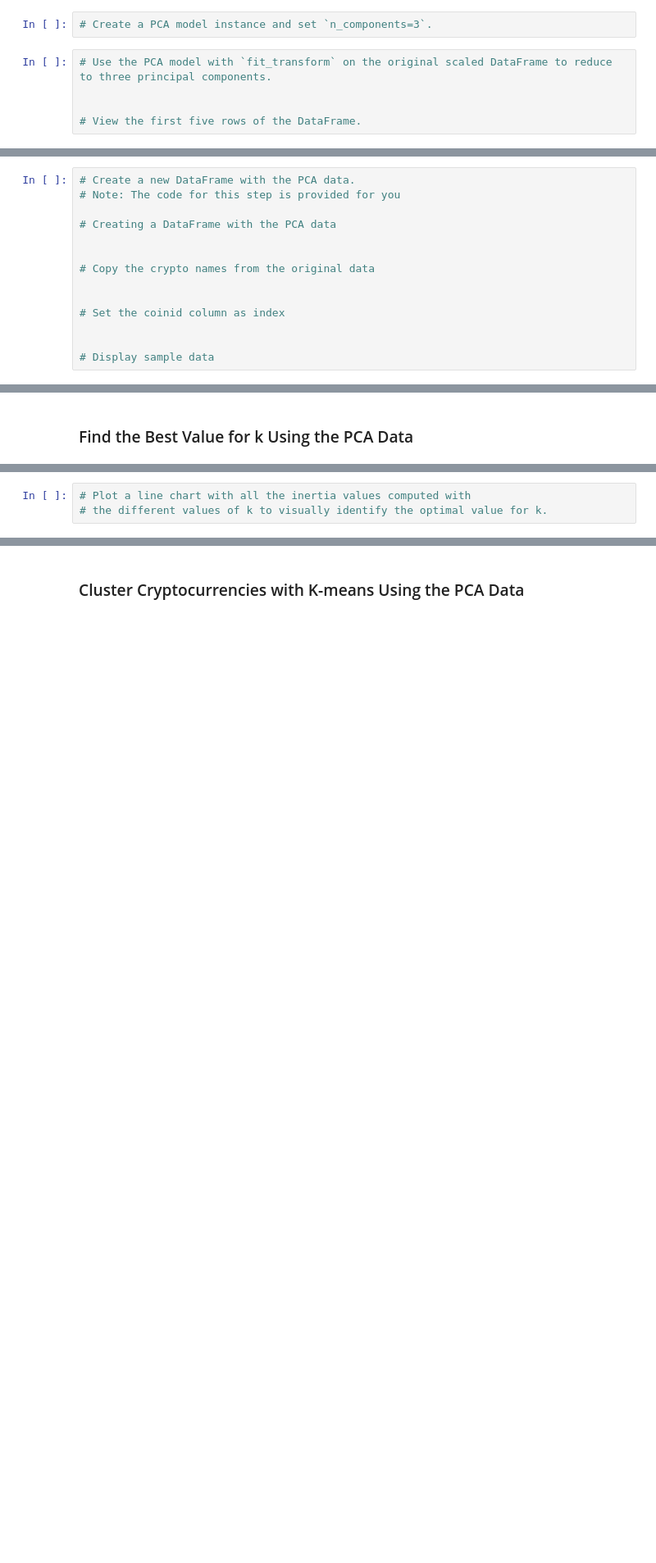
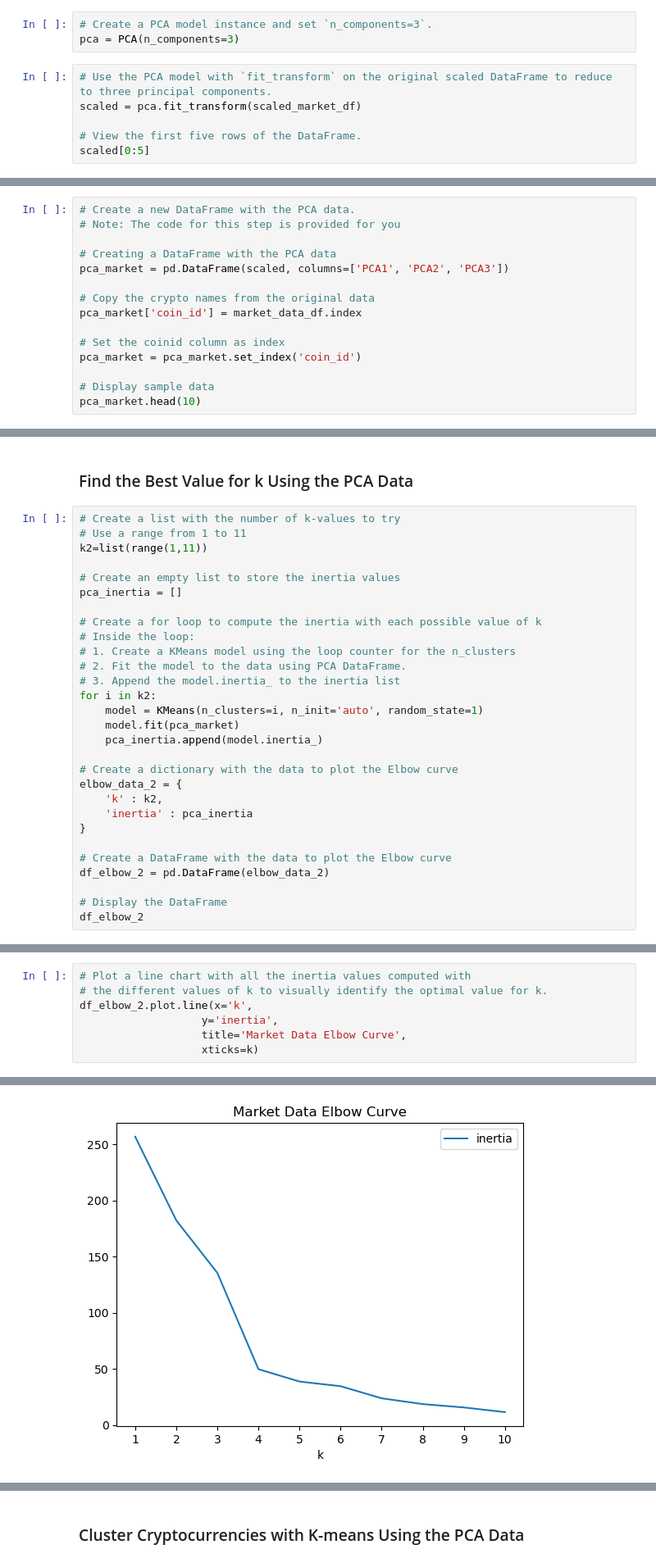
Before and after one commit to powshayneAI/CryptoClustering, a Jupyter notebook: Crypto_Clustering.ipynb, the cells around one changed output, grey strips where cells are left out. Shown: that part at 82% size. Saved outputs shown, nothing was run; the diff lists cells and outputs as text; blank space fills up the shorter version.

```diff
--- a/Crypto_Clustering.ipynb
+++ b/Crypto_Clustering.ipynb
@@ -210,11 +202,13 @@ scaled_market_k4_df.plot.scatter(
 ### Optimize Clusters with Principal Component Analysis.
 # %%
 # Create a PCA model instance and set `n_components=3`.
+pca = PCA(n_components=3)
 # %%
 # Use the PCA model with `fit_transform` on the original scaled DataFrame to reduce to three principal components.
-
+scaled = pca.fit_transform(scaled_market_df)
 
 # View the first five rows of the DataFrame.
+scaled[0:5]
 # %% [output]
 array([[-0.60066733,  0.84276006,  0.46159457],
        [-0.45826071,  0.45846566,  0.95287678],
@@ -236,15 +231,16 @@ array([0.3719856 , 0.34700813, 0.17603793])
 # Note: The code for this step is provided for you
 
 # Creating a DataFrame with the PCA data
-
+pca_market = pd.DataFrame(scaled, columns=['PCA1', 'PCA2', 'PCA3'])
 
 # Copy the crypto names from the original data
-
+pca_market['coin_id'] = market_data_df.index
 
 # Set the coinid column as index
-
+pca_market = pca_market.set_index('coin_id')
 
 # Display sample data
+pca_market.head(10)
 # %% [output]
 |  | PCA1 | PCA2 | PCA3 |
 | coin_id |  |  |  |
@@ -260,3 +256,32 @@ array([0.3719856 , 0.34700813, 0.17603793])
 | bitcoin-cash-sv | -0.759014 | -0.201200 | -0.217653 |
 # %% [markdown]
 ### Find the Best Value for k Using the PCA Data
+# %%
+# Create a list with the number of k-values to try
+# Use a range from 1 to 11
+k2=list(range(1,11))
+
+# Create an empty list to store the inertia values
+pca_inertia = []
+
+# Create a for loop to compute the inertia with each possible value of k
+# Inside the loop:
+# 1. Create a KMeans model using the loop counter for the n_clusters
+# 2. Fit the model to the data using PCA DataFrame.
+# 3. Append the model.inertia_ to the inertia list
+for i in k2:
+    model = KMeans(n_clusters=i, n_init='auto', random_state=1)
+    model.fit(pca_market)
+    pca_inertia.append(model.inertia_)
+
+# Create a dictionary with the data to plot the Elbow curve
+elbow_data_2 = {
+    'k' : k2,
+    'inertia' : pca_inertia
+}
+
+# Create a DataFrame with the data to plot the Elbow curve
+df_elbow_2 = pd.DataFrame(elbow_data_2)
+
+# Display the DataFrame
+df_elbow_2
@@ -297,3 +334,8 @@ array([0.3719856 , 0.34700813, 0.17603793])
 # %%
 # Plot a line chart with all the inertia values computed with
 # the different values of k to visually identify the optimal value for k.
+df_elbow_2.plot.line(x='k',
+                   y='inertia',
+                   title='Market Data Elbow Curve',
+                   xticks=k)
+# %% [output]
@@ -300,3 +343,4 @@ array([0.3719856 , 0.34700813, 0.17603793])
+[figure, added]
 # %% [markdown]
 #### Answer the following questions:
 * **Question:** What is the best value for `k` when using the PCA data?
```
Also changed, not shown: parts of 8 cells of this notebook.
